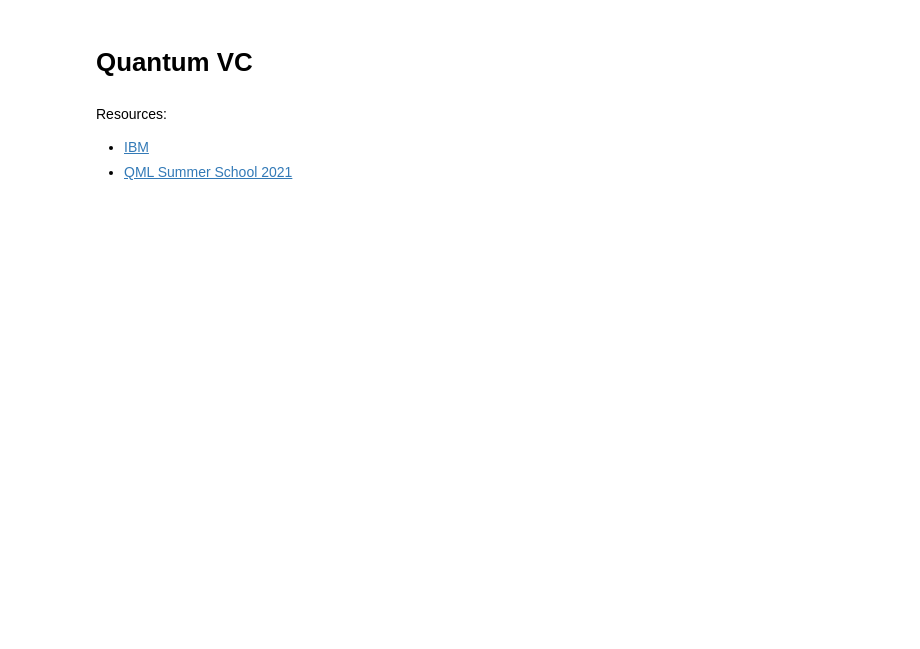
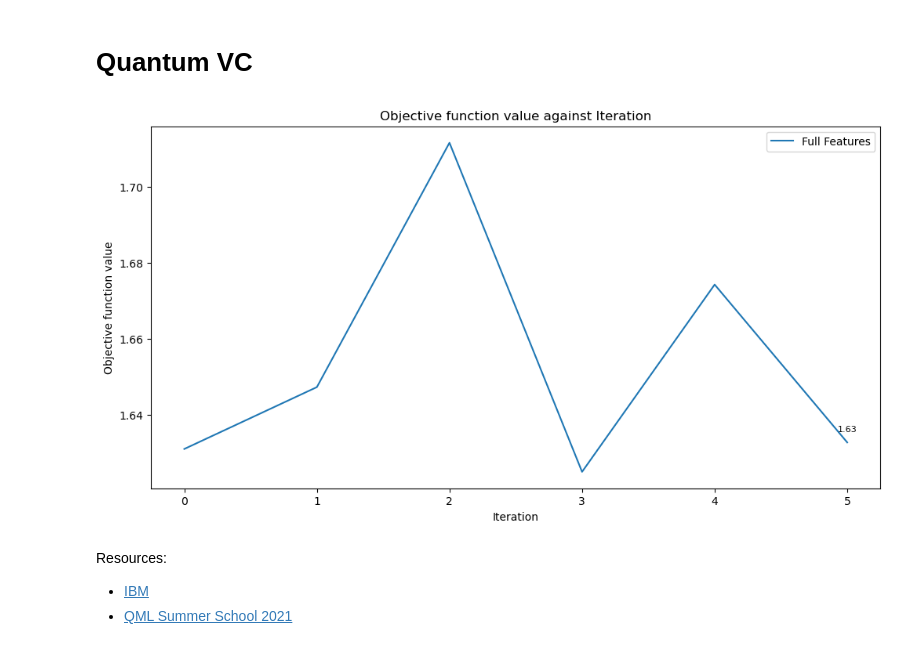
Before and after one commit to LukePower01/ml-to-qml, a Jupyter notebook: Iris_Feature_Importance.ipynb, the cells around one changed output. Saved outputs shown, nothing was run; the diff lists cells and outputs as text; code cells hidden in the pictures; blank space fills up the shorter version.

```diff
--- a/Iris_Feature_Importance.ipynb
+++ b/Iris_Feature_Importance.ipynb
@@ -537,6 +537,6 @@ for description, features in dfs.items():
 
     # Store the final scores for comparison
     classical_scores[description] = {
-        "Training": train_score_classical[-1],
-        "Test": test_score_classical[-1]
+        "Training": train_score_classical,
+        "Test": test_score_classical
     }
@@ -657,3 +631,50 @@ for description, features in dfs.items():
+# %%
+training_times = {}
+vqc_scores = {}
+objective_func_vals_dict = {
+    "Full Features": [],
+    "Missing Sepal Length": [],
+    "Missing Sepal Width": [],
+    "Missing Petal Length": [],
+    "Missing Petal Width": []
+}
+for description, features in dfs.items():
+    num_features = features.shape[1]  # Adjusted to current feature count
+
+    # Dynamically adjust the feature map and ansatz for the current number of features
+    feature_map = ZZFeatureMap(feature_dimension=num_features, reps=1)
+    ansatz = EfficientSU2(num_qubits=num_features, reps=3)
+
+    # Prepare features and labels
+    features_scaled = scaler.fit_transform(features)
+    train_features, test_features, train_labels, test_labels = train_test_split(
+        features_scaled, labels, train_size=0.8, random_state=algorithm_globals.random_seed)
+
+    current_dataset = description
+
+    # Initialize VQC for the adjusted feature map and ansatz
+    vqc = VQC(
+        feature_map=feature_map,
+        ansatz=ansatz,
+        optimizer=optimizer,
+        callback=callback_graph
+    )
+
+    # Measure training time
+    start_time = time.time()
+    vqc.fit(train_features, train_labels)
+    elapsed_time = time.time() - start_time
+
+    # Scores
+    train_score_quantum = vqc.score(train_features, train_labels)
+    test_score_quantum = vqc.score(test_features, test_labels)
+    vqc_scores[description] = {'Training Score': train_score_quantum, 'Test Score': test_score_quantum}
+
+    # Store elapsed time for training
+    training_times[description] = elapsed_time
+    print(f"Training time: {elapsed_time:.2f} seconds")
+# %% [output]
+[figure, added]
 # %%
 full_feature_test_score_quantum = vqc_scores['Full Features']['Test Score']
 quantum_differences = {desc: full_feature_test_score_quantum - vqc_scores[desc]['Test Score']
```
Also changed, not shown: parts of 4 cells of this notebook.
